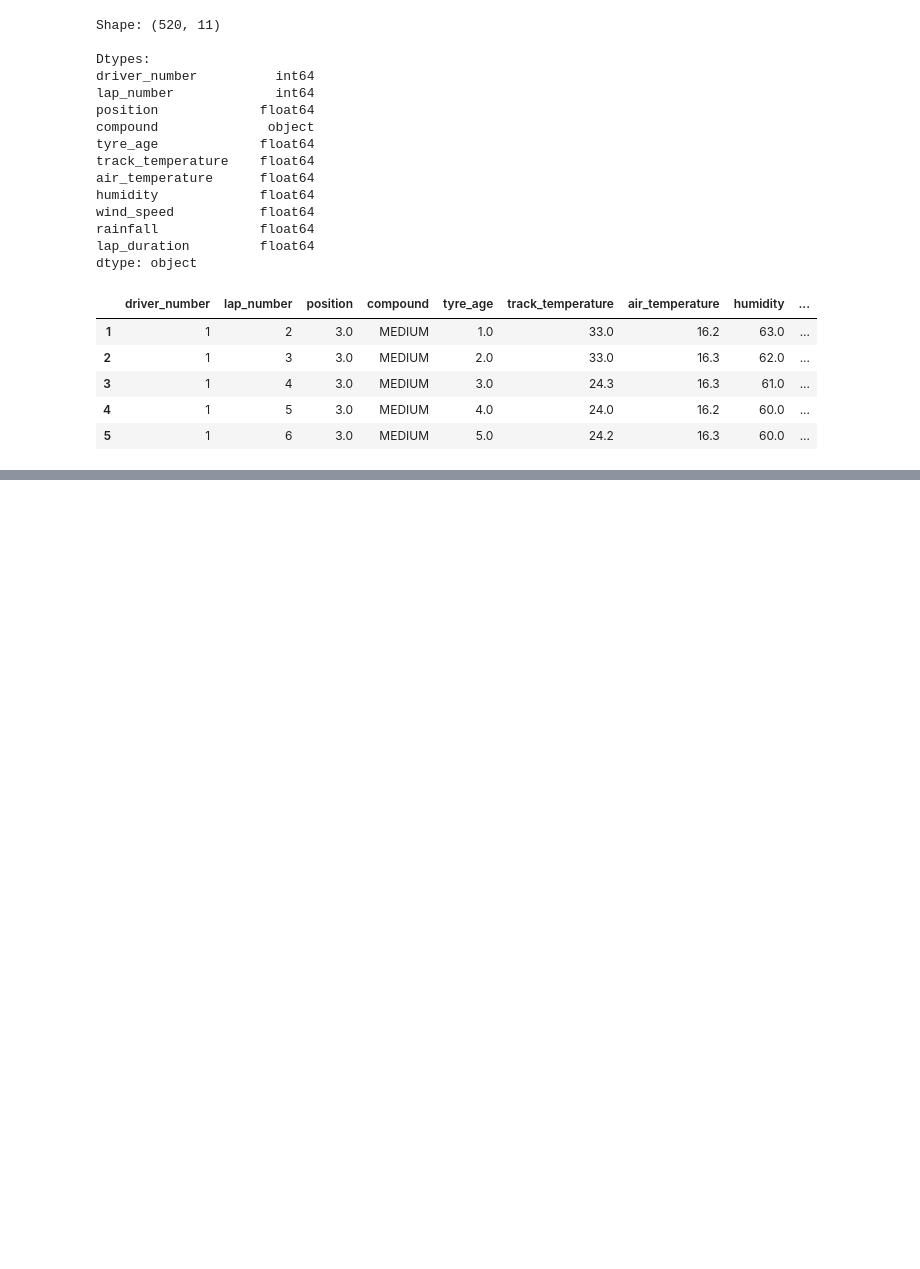
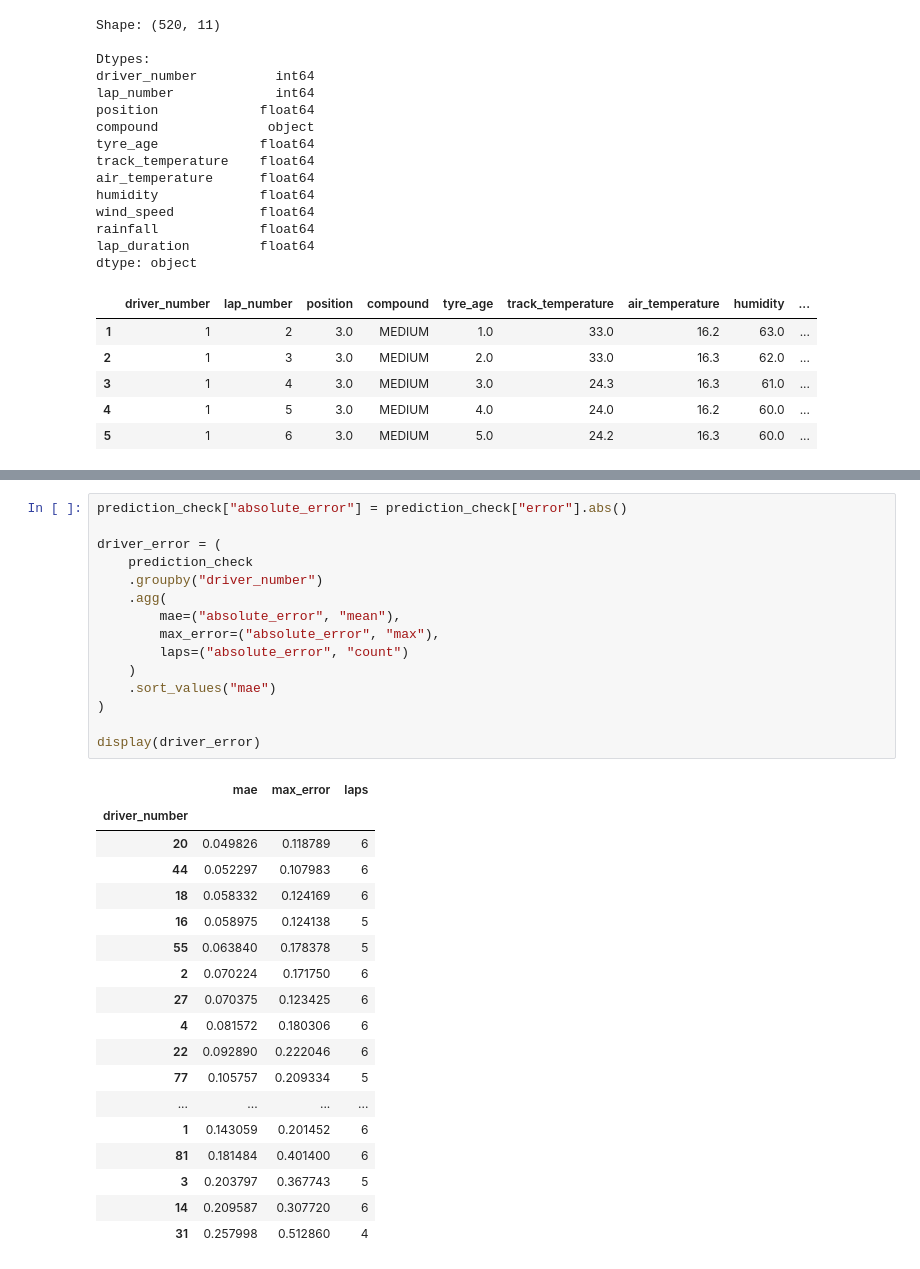
Before and after one commit to nihankale07-bot/pitwall, a Jupyter notebook: notebooks/02_race_analysis.ipynb, the cells around one changed output, grey strips where cells are left out. Saved outputs shown, nothing was run; the diff lists cells and outputs as text; blank space fills up the shorter version.

```diff
--- a/notebooks/02_race_analysis.ipynb
+++ b/notebooks/02_race_analysis.ipynb
@@ -2685,0 +2956,34 @@ dtype: object
+# %%
+prediction_check["absolute_error"] = prediction_check["error"].abs()
+
+driver_error = (
+    prediction_check
+    .groupby("driver_number")
+    .agg(
+        mae=("absolute_error", "mean"),
+        max_error=("absolute_error", "max"),
+        laps=("absolute_error", "count")
+    )
+    .sort_values("mae")
+)
+
+display(driver_error)
+# %% [output]
+|  | mae | max_error | laps |
+| driver_number |  |  |  |
+| 20 | 0.049826 | 0.118789 | 6 |
+| 44 | 0.052297 | 0.107983 | 6 |
+| 18 | 0.058332 | 0.124169 | 6 |
+| 16 | 0.058975 | 0.124138 | 5 |
+| 55 | 0.063840 | 0.178378 | 5 |
+| 2 | 0.070224 | 0.171750 | 6 |
+| 27 | 0.070375 | 0.123425 | 6 |
+| 4 | 0.081572 | 0.180306 | 6 |
+| 22 | 0.092890 | 0.222046 | 6 |
+| 77 | 0.105757 | 0.209334 | 5 |
+| ... | ... | ... | ... |
+| 1 | 0.143059 | 0.201452 | 6 |
+| 81 | 0.181484 | 0.401400 | 6 |
+| 3 | 0.203797 | 0.367743 | 5 |
+| 14 | 0.209587 | 0.307720 | 6 |
+| 31 | 0.257998 | 0.512860 | 4 |
```
Also changed, not shown: parts of 9 cells of this notebook, 4 other files.
